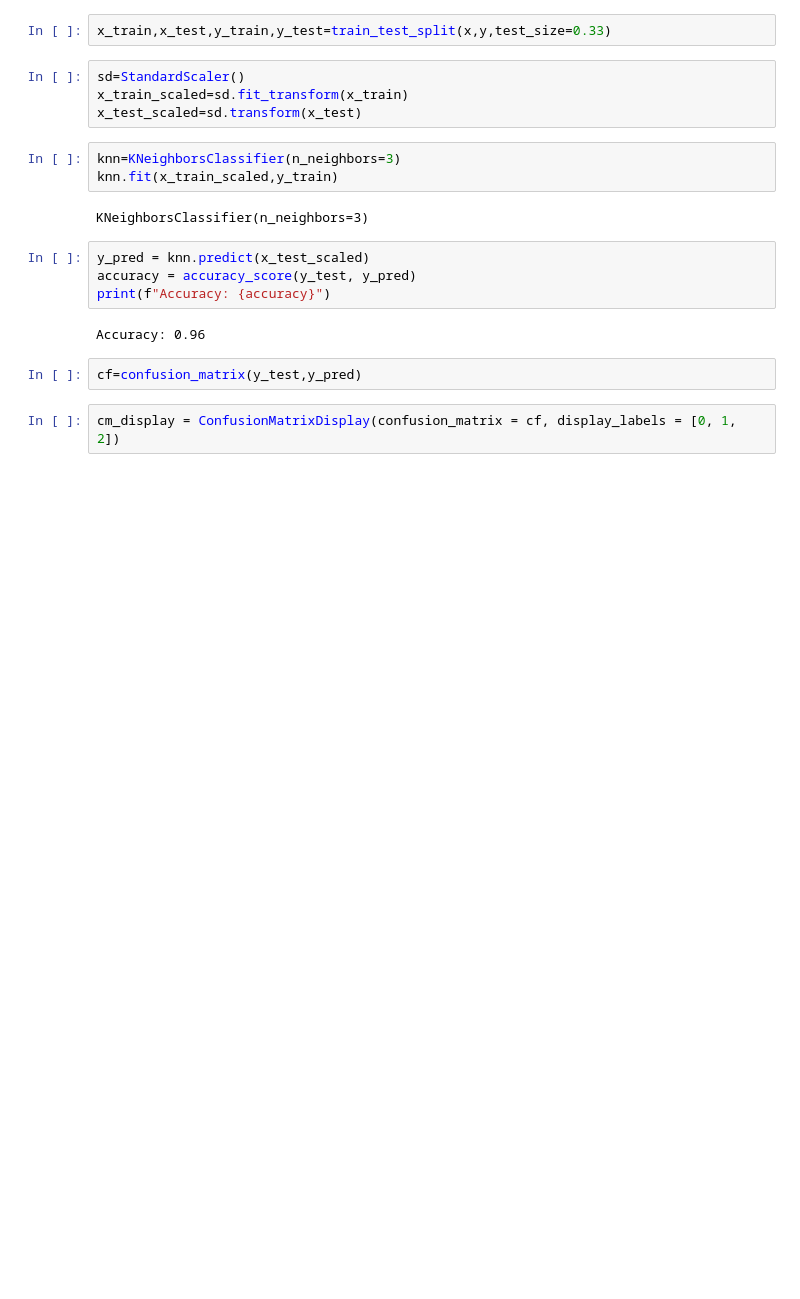
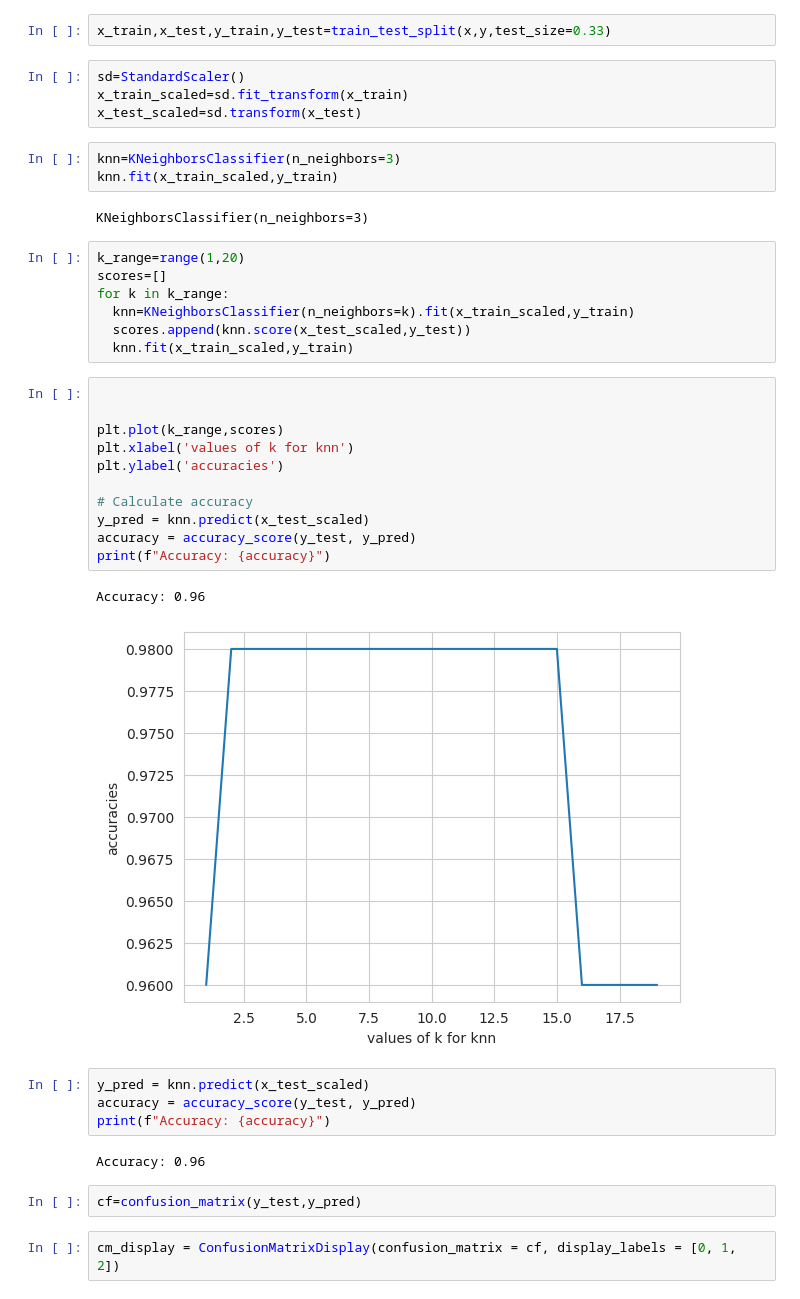
Before and after one commit to Aiswaryabinu/iris, a Jupyter notebook: iris.ipynb, the cells around one changed output. Cells and saved outputs as stored; diff of their text form; blank space fills up the shorter version.

```diff
--- a/iris.ipynb
+++ b/iris.ipynb
@@ -97,6 +97,27 @@ knn=KNeighborsClassifier(n_neighbors=3)
 knn.fit(x_train_scaled,y_train)
 # %% [output]
 KNeighborsClassifier(n_neighbors=3)
+# %%
+k_range=range(1,20)
+scores=[]
+for k in k_range:
+  knn=KNeighborsClassifier(n_neighbors=k).fit(x_train_scaled,y_train)
+  scores.append(knn.score(x_test_scaled,y_test))
+  knn.fit(x_train_scaled,y_train)
+# %%
+
+
+plt.plot(k_range,scores)
+plt.xlabel('values of k for knn')
+plt.ylabel('accuracies')
+
+# Calculate accuracy
+y_pred = knn.predict(x_test_scaled)
+accuracy = accuracy_score(y_test, y_pred)
+print(f"Accuracy: {accuracy}")
+# %% [output]
+Accuracy: 0.96
+[figure, added]
 # %%
 y_pred = knn.predict(x_test_scaled)
 accuracy = accuracy_score(y_test, y_pred)
```
Also changed, not shown: parts of 1 cell of this notebook.
